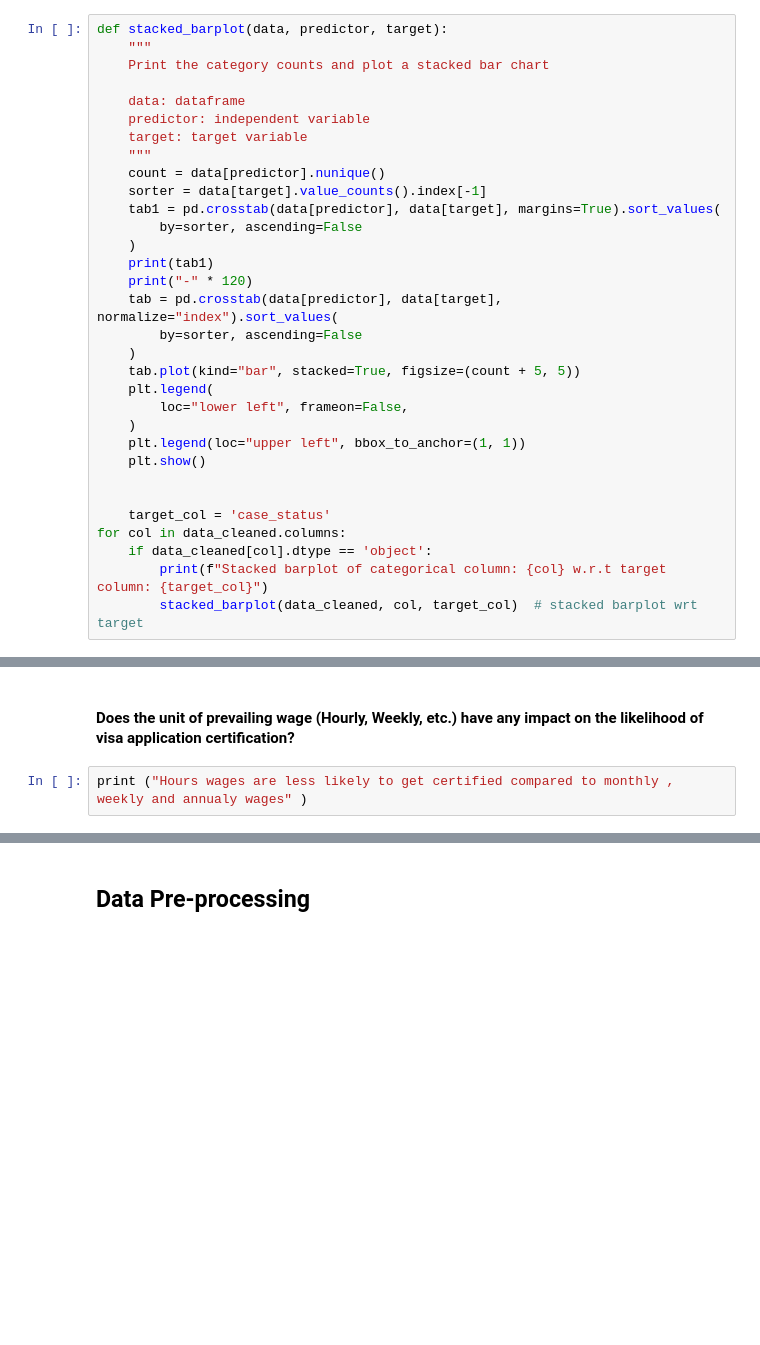
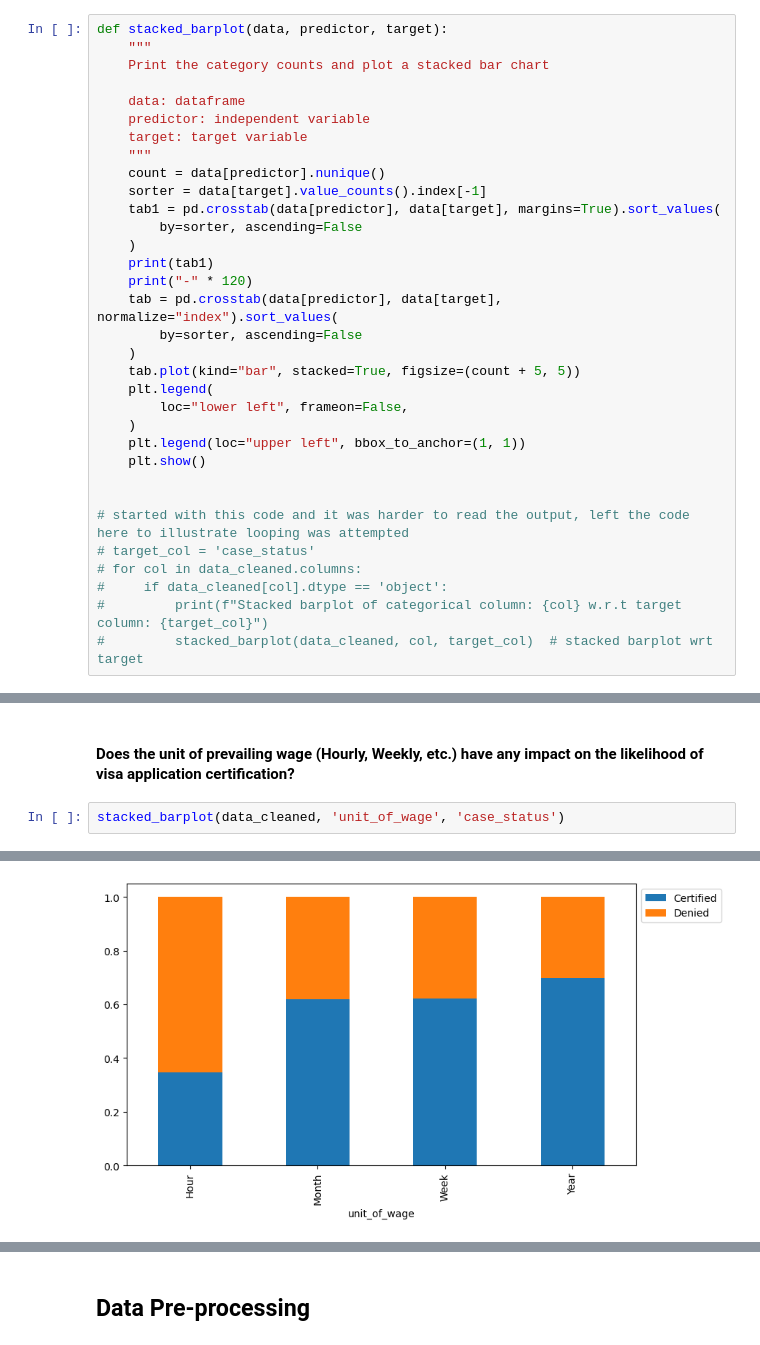
Before and after one commit to dk-study9900/ai-ml, a Jupyter notebook: ML/EasyVisa-Project2/EasyVisa_Full_Code_Notebook copy.ipynb, the cells around one changed output, grey strips where cells are left out. Saved outputs shown, nothing was run; the diff lists cells and outputs as text; blank space fills up the shorter version.

```diff
--- a/ML/EasyVisa-Project2/EasyVisa_Full_Code_Notebook copy.ipynb
+++ b/ML/EasyVisa-Project2/EasyVisa_Full_Code_Notebook copy.ipynb
@@ -548,8 +565,9 @@ def stacked_barplot(data, predictor, target):
     plt.show()
 
 
-    target_col = 'case_status'
-for col in data_cleaned.columns:
-    if data_cleaned[col].dtype == 'object':
-        print(f"Stacked barplot of categorical column: {col} w.r.t target column: {target_col}")
-        stacked_barplot(data_cleaned, col, target_col)  # stacked barplot wrt target
+# started with this code and it was harder to read the output, left the code here to illustrate looping was attempted
+# target_col = 'case_status'
+# for col in data_cleaned.columns:
+#     if data_cleaned[col].dtype == 'object':
+#         print(f"Stacked barplot of categorical column: {col} w.r.t target column: {target_col}")
+#         stacked_barplot(data_cleaned, col, target_col)  # stacked barplot wrt target
@@ -650,4 +650,5 @@ print("Yes, having prior job experience has a higher rate of approval about 70%
 # %% [markdown]
 #### Does the unit of prevailing wage (Hourly, Weekly, etc.) have any impact on the likelihood of visa application certification?
 # %%
-print ("Hours wages are less likely to get certified compared to monthly , weekly and annualy wages" )
+stacked_barplot(data_cleaned, 'unit_of_wage', 'case_status')
+# %% [output]
@@ -653,0 +663 @@ print ("Hours wages are less likely to get certified compared to monthly , weekl
+[figure, added]
```
Also changed, not shown: parts of 49 cells of this notebook, 2 other files.
